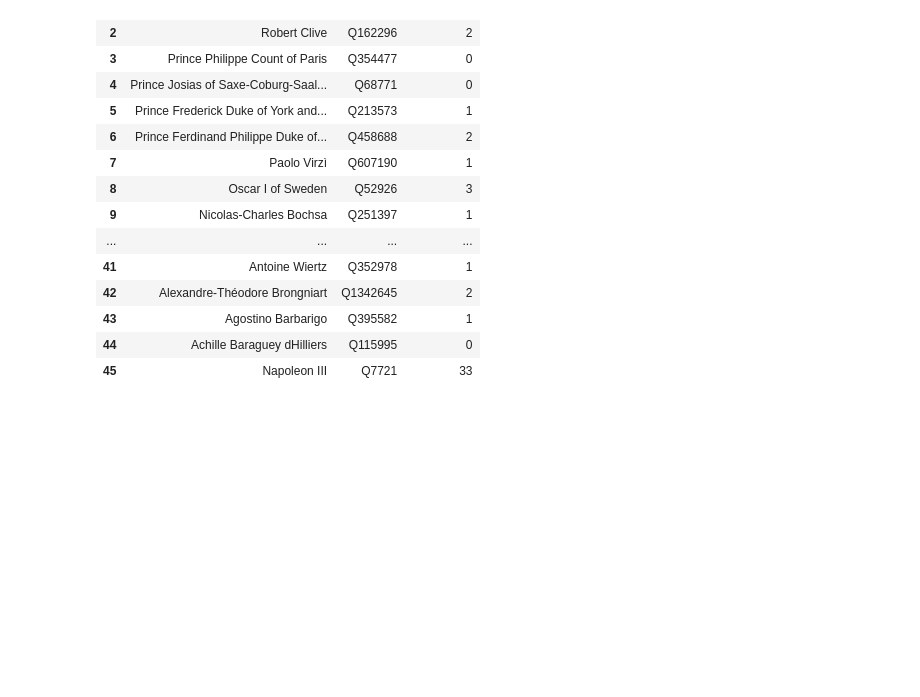
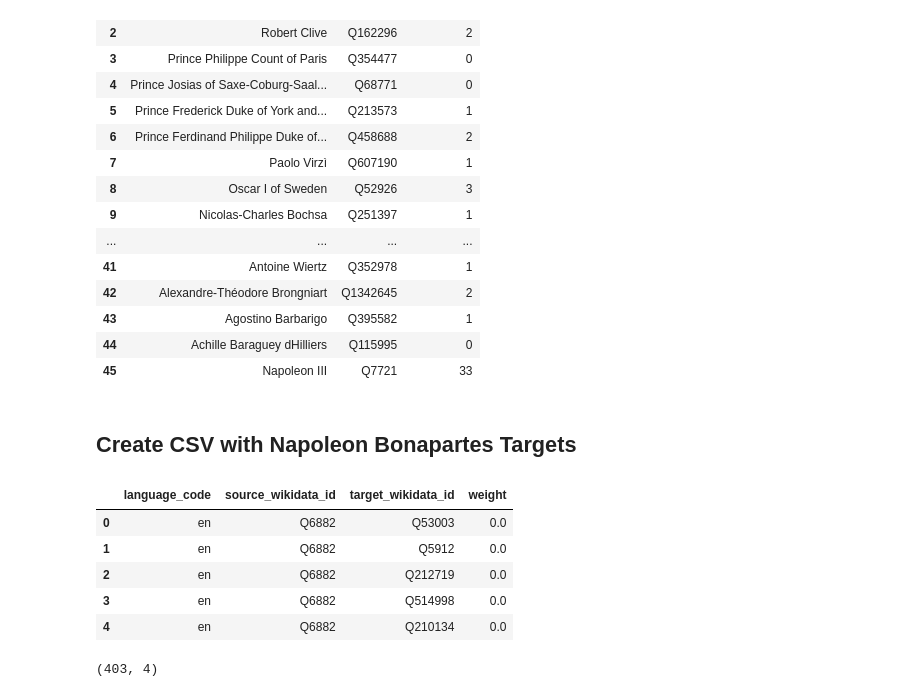
Before and after one commit to Karima-m/BSc_Project_Fall2026, a Jupyter notebook: notebooks/03_ground_truth.ipynb, the cells around one changed output. Cells and saved outputs as stored; diff of their text form; code cells hidden in the pictures; blank space fills up the shorter version.

```diff
--- a/notebooks/03_ground_truth.ipynb
+++ b/notebooks/03_ground_truth.ipynb
@@ -133,3 +135,22 @@ ground_truth_napoleon
 | 45 | Napoleon III | Q7721 | 33 |
 # %%
 ground_truth_napoleon.to_csv('../data/weight_files/GT_weights.csv', index=False)
+# %% [markdown]
+## Create CSV with Napoleon Bonapartes Targets
+# %%
+# Get data with old Spotlight predictions
+fullmatch_df = pd.read_csv('../data/SpotlightWeightSource_0102_0505_fullmatch_corrected.csv')
+fullmatch_df.head()
+# %% [output]
+|  | language_code | source_wikidata_id | target_wikidata_id | weight |
+| 0 | en | Q6882 | Q53003 | 0.0 |
+| 1 | en | Q6882 | Q5912 | 0.0 |
+| 2 | en | Q6882 | Q212719 | 0.0 |
+| 3 | en | Q6882 | Q514998 | 0.0 |
+| 4 | en | Q6882 | Q210134 | 0.0 |
+# %%
+# Only keep Napoleon's (Q517) targets
+filtered_df = fullmatch_df[(fullmatch_df["source_wikidata_id"]=="Q517") & (fullmatch_df["language_code"]=="en")]
+filtered_df.shape
+# %% [output]
+(403, 4)
```
Also changed, not shown: parts of 11 cells of this notebook, 1 other file.
